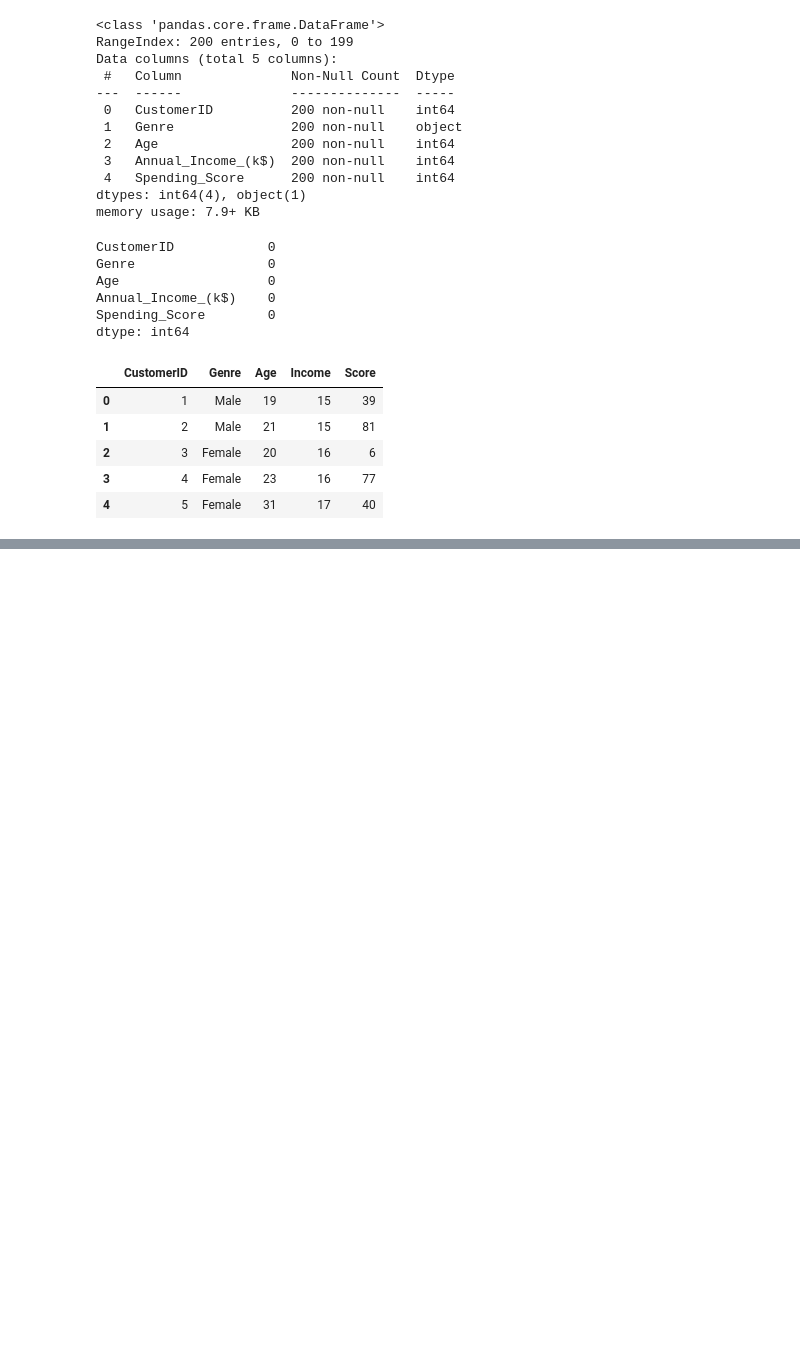
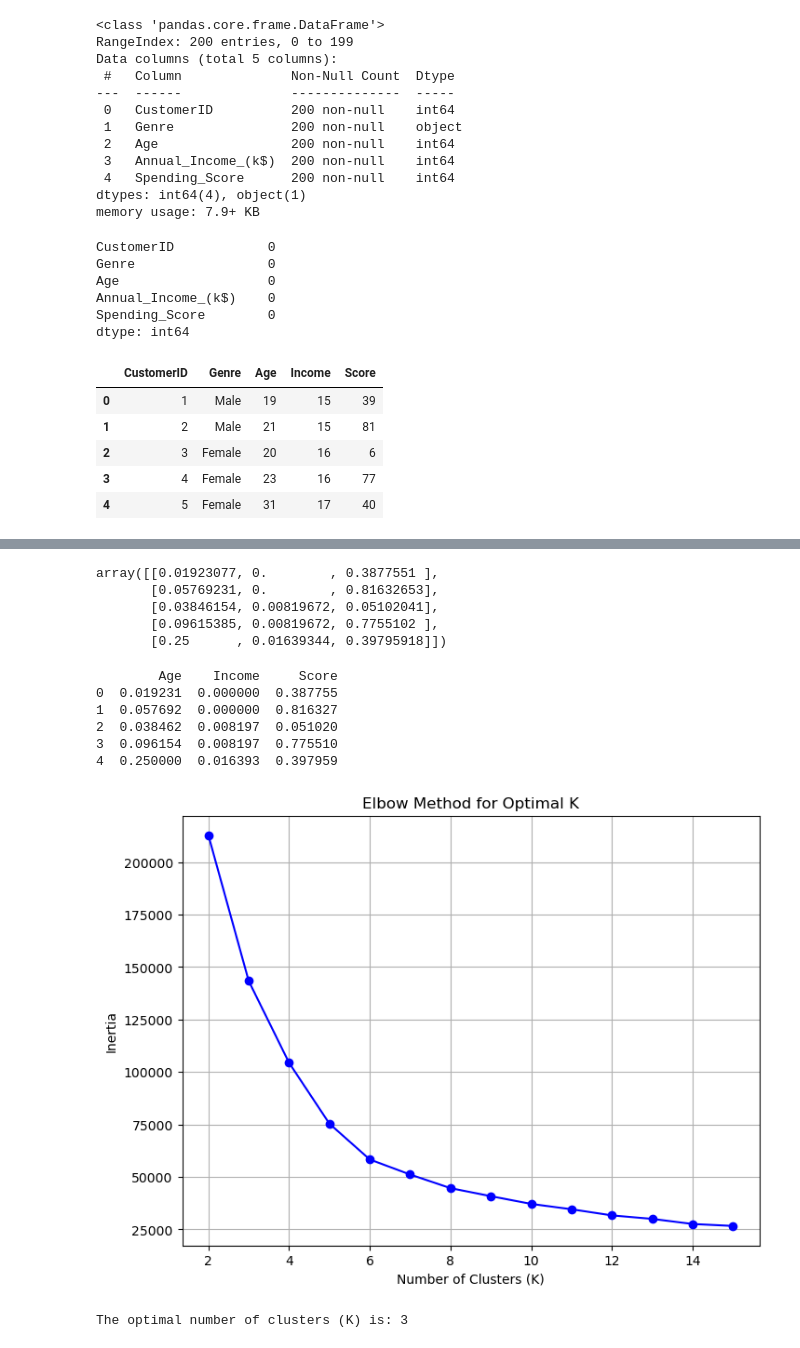
Before and after one commit to VaderSame/Mall-Customers-Segmentation-Dataset-, a Jupyter notebook: Assignment_2_Semal_Shastri.ipynb, the cells around one changed output, grey strips where cells are left out. Cells and saved outputs as stored; diff of their text form; code cells hidden in the pictures; blank space fills up the shorter version.

```diff
--- a/Assignment_2_Semal_Shastri.ipynb
+++ b/Assignment_2_Semal_Shastri.ipynb
@@ -72,0 +105,59 @@ df.head()
+# %%
+from sklearn.preprocessing import MinMaxScaler
+
+
+scaler_MinMax = MinMaxScaler().fit_transform(df_drop)
+scaler_MinMax[:5]
+# %% [output]
+array([[0.01923077, 0.        , 0.3877551 ],
+       [0.05769231, 0.        , 0.81632653],
+       [0.03846154, 0.00819672, 0.05102041],
+       [0.09615385, 0.00819672, 0.7755102 ],
+       [0.25      , 0.01639344, 0.39795918]])
+# %%
+# Convert the scaled data back to a DataFrame with the same columns
+scaled_df = pd.DataFrame(scaler_MinMax, columns=df_drop.columns)
+
+# Now, scaled_df contains the scaled data in the same structure as df
+print(scaled_df.head())
+# %% [output]
+        Age    Income     Score
+0  0.019231  0.000000  0.387755
+1  0.057692  0.000000  0.816327
+2  0.038462  0.008197  0.051020
+3  0.096154  0.008197  0.775510
+4  0.250000  0.016393  0.397959
+# %%
+# Define the range of K values to test
+from sklearn.cluster import KMeans
+
+
+K_values = range(2, 16)
+
+# Initialize an empty list to store the inertia (within-cluster sum of squares) values
+inertia = []
+
+# Iterate over the K values and fit KMeans for each K
+for k in K_values:
+    kmeans = KMeans(n_clusters=k, random_state=42)
+    kmeans.fit(df_drop)
+    # Append the inertia value to the list
+    inertia.append(kmeans.inertia_)
+
+# Plot the elbow method to identify the optimal K
+plt.figure(figsize=(8, 6))
+plt.plot(K_values, inertia, marker='o', linestyle='-', color='b')
+plt.xlabel('Number of Clusters (K)')
+plt.ylabel('Inertia')
+plt.title('Elbow Method for Optimal K')
+plt.grid(True)
+plt.show()
+
+# Identify the optimal K using the "elbow" method
+diff = np.diff(inertia)
+k_optimal = K_values[np.argmin(diff) + 1]
+
+print(f"The optimal number of clusters (K) is: {k_optimal}")
+# %% [output]
+[figure, added]
+The optimal number of clusters (K) is: 3
```
Also changed, not shown: parts of 4 cells of this notebook.
